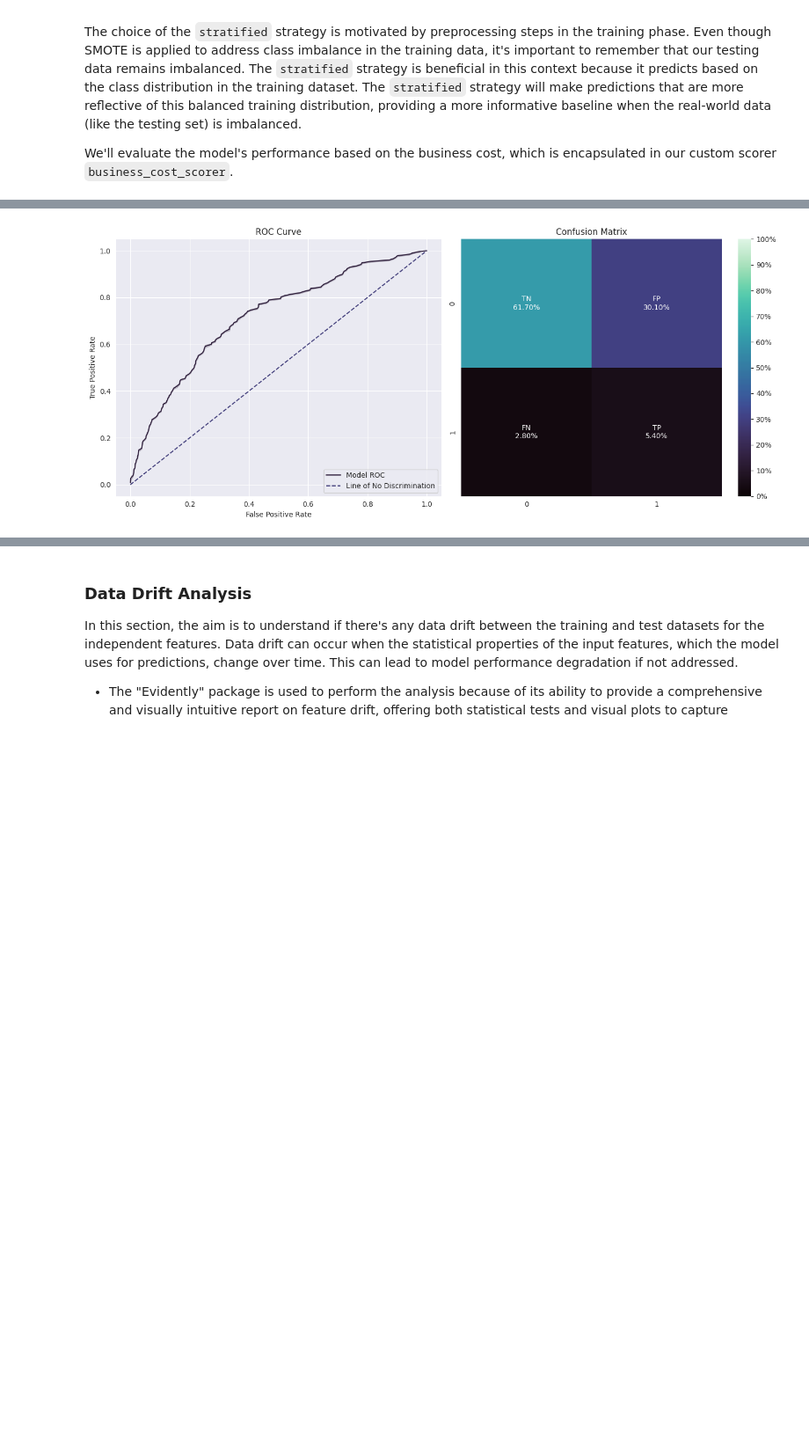
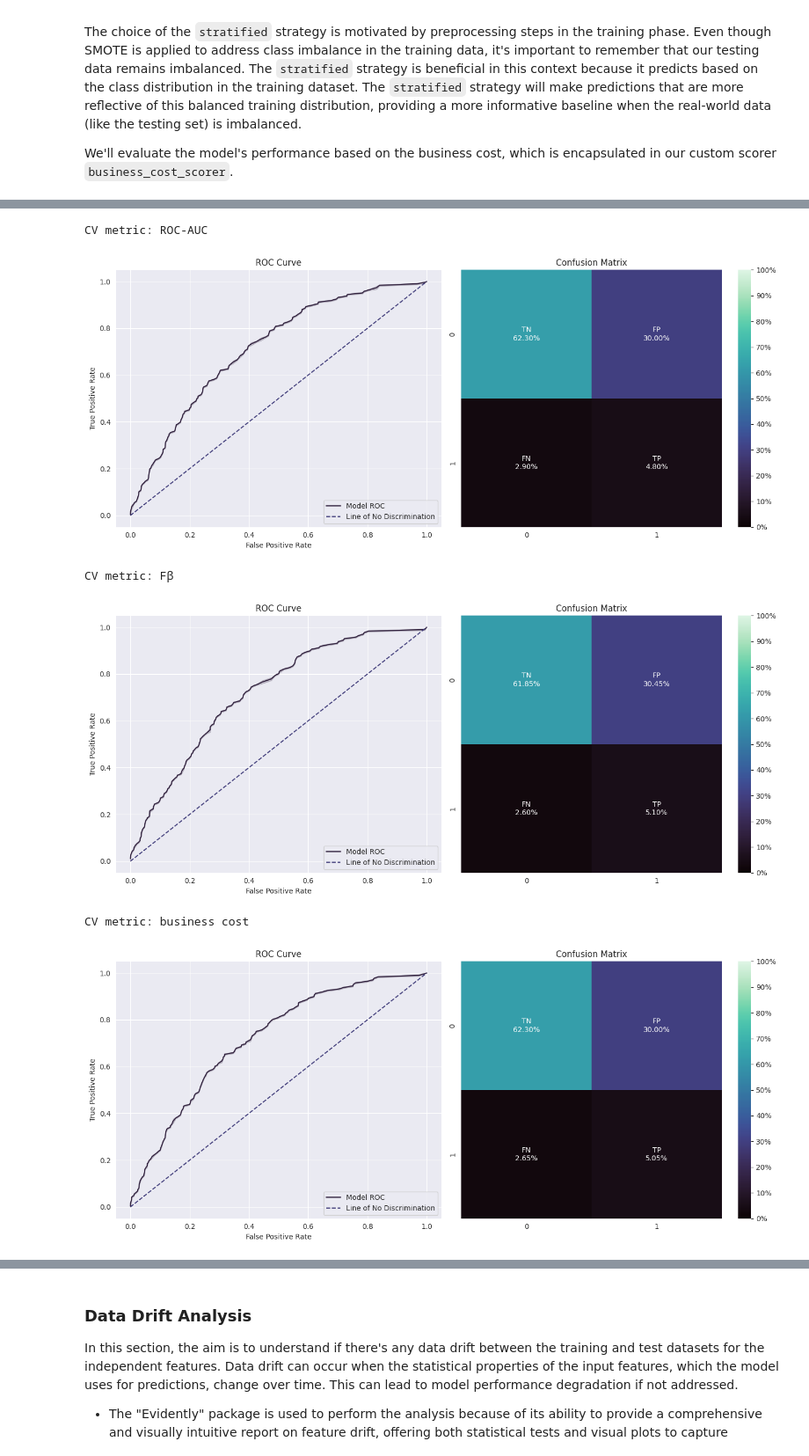
Before and after one commit to gabrielhermel/Home-Credit-Default-Risk, a Jupyter notebook: modeling.ipynb, the cells around one changed output, grey strips where cells are left out. Shown: that part at 88% size. Drawn from its saved outputs; the diff is of its cells as text; code cells hidden in the pictures; blank space fills up the shorter version.

Commit message:
finished modeling and data drift analysis

```diff
--- a/modeling.ipynb
+++ b/modeling.ipynb
@@ -481,0 +494,20 @@ In this section, the goal is to prepare the dataset for subsequent model trainin
+# %%
+# Initialize the SelectKBest selector using mutual_info_classif as the score function and k=20 to select top 20 features.
+selector = SelectKBest(mutual_info_classif, k=20)
+
+# Fit the selector to the training data and transform the data, keeping only the top 20 features.
+selector.fit_transform(X_imputed_train, y_imputed_train)
+
+# Extract the column names of the top 20 features selected by the selector.
+final_ind_feats = X_imputed_train.columns[selector.get_support()].tolist()
+
+# Print out the names of the selected columns.
+print(f"Selected columns are: {final_ind_feats}")
+
+# Filter the original training and test datasets to include only the selected columns.
+X_train = X_train[final_ind_feats]
+X_test = X_test[final_ind_feats]
+
+# Filter the imputed training and test datasets to include only the selected columns.
+X_imputed_train = X_imputed_train[final_ind_feats]
+X_imputed_test = X_imputed_test[final_ind_feats]
@@ -788,30 +843,40 @@ Given the nature of hyperparameter space; to prevent potential compatibility and
 # %%
 # Suppress potential warnings for clarity during execution
 warnings.filterwarnings("ignore")
 
-# Training the model using Logistic Regression and optimizing its hyperparameters
-train_model(
-    X_train=X_imputed_train,
-    y_train=y_imputed_train,
-    X_test=X_imputed_test,
-    y_test=y_imputed_test,
-    estimator=LogisticRegression(),  # Using Logistic Regression as the estimator
-    # Defining the hyperparameter grid:
-    # - C: inverse of regularization strength, where smaller values indicate stronger regularization
-    # - penalty: type of regularization (L1, L2, or none)
-    # - solver: optimization algorithm
-    params={
-        "classification__C": [0.0001, 0.001, 0.01, 0.1, 1, 10, 100, 1000],
-        "classification__penalty": ["l1", "l2", "none"],
-        "classification__solver": ["newton-cg", "lbfgs", "saga"],
-    },
-    scorer=business_cost_scorer,  # Using the business cost as the scoring metric for optimization
-    n_iter=50,  # Number of iterations for the RandomizedSearchCV
-    run_name="Logistic Regression Business Cost CV",  # Name of this MLflow run for tracking
-    model_type="LogisticRegression",  # Type of model being trained, for logging in MLflow
-)
+# Iterate through each scorer for hyperparameter tuning
+for cv_metric, scorer in scorers:
+    # To identify scorer iteration before the performance graphs are displayed
+    print(f"CV metric: {cv_metric}")
+    # Training the model using Logistic Regression and optimizing its hyperparameters
+    train_model(
+        X_train=X_imputed_train,
+        y_train=y_imputed_train,
+        X_test=X_imputed_test,
+        y_test=y_imputed_test,
+        estimator=LogisticRegression(),  # Using Logistic Regression as the estimator
+        # Defining the hyperparameter grid:
+        # - C: inverse of regularization strength, where smaller values indicate stronger regularization
+        # - penalty: type of regularization (L1, L2, or none)
+        # - solver: optimization algorithm
+        params={
+            "classification__C": [0.0001, 0.001, 0.01, 0.1, 1, 10, 100, 1000],
+            "classification__penalty": ["l1", "l2", "none"],
+            "classification__solver": ["newton-cg", "lbfgs", "saga"],
+        },
+        cv_metric=cv_metric,  # Name of CV scoring metric
+        scorer=scorer,  # Scorer corresponding to CV metric
+        n_iter=50,  # Number of iterations for the RandomizedSearchCV
+        run_name=f"Logistic Regression: {cv_metric} tuning",  # Name of this MLflow run for tracking
+        model_type="LogisticRegression",  # Type of model being trained, for logging in MLflow
+    )
 
 # Reset warnings behavior to default
 warnings.filterwarnings("default")
 # %% [output]
+CV metric: ROC-AUC
-[figure, old version]
+[figure, new version]
+CV metric: Fβ
+[figure, added]
+CV metric: business cost
+[figure, added]
```
Also changed, not shown: parts of 15 cells of this notebook, 1 other file.
